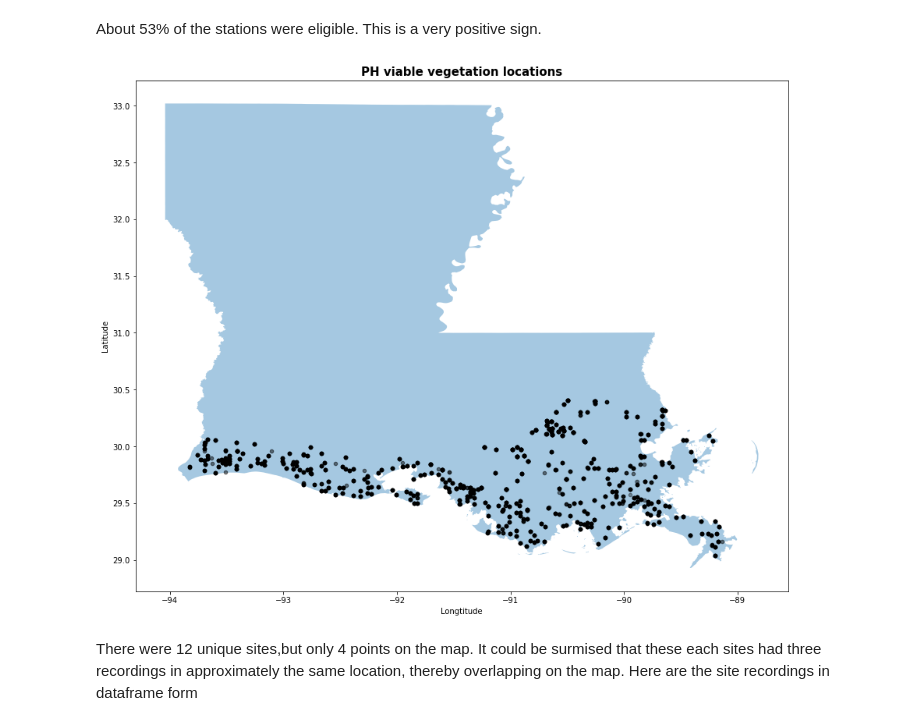
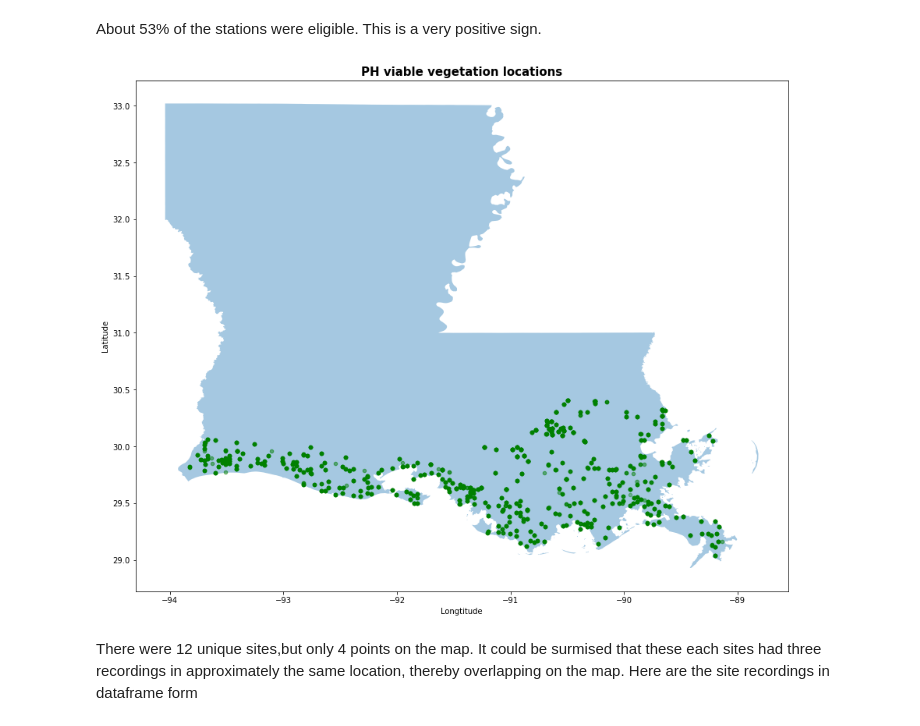
Before and after one commit to MinaSSaleh/MinaSSaleh.github.io, a Jupyter notebook: FinalTutorial.ipynb, the cells around one changed output. Drawn from its saved outputs; the diff is of its cells as text; code cells hidden in the pictures.

```diff
--- a/FinalTutorial.ipynb
+++ b/FinalTutorial.ipynb
@@ -443,11 +443,11 @@ About 53% of the stations were eligible. This is a very positive sign.
 # %%
 # Create axes for map object.
 fig, ax = plt.subplots(figsize=(15, 15))
 LA_plot(pH_eligible, ax, alpha=0.2, label=label, legend=True,
-            markersize=20, c="black")
+            markersize=20, c="green")
 ax.set_title("PH viable vegetation locations", fontsize=15,fontweight="bold");
 # %% [output]
-[figure, old version]
+[figure, new version]
 # %% [markdown]
 There were 12 unique sites,but only 4 points on the map. It could be surmised that these each sites had three recordings in approximately the same location, thereby overlapping on the map.
 Here are the site recordings in dataframe form
```
Also changed, not shown: parts of 4 cells of this notebook.
